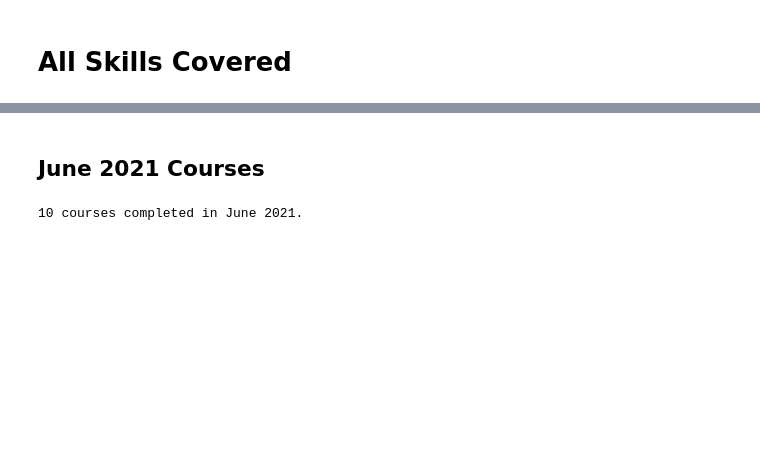
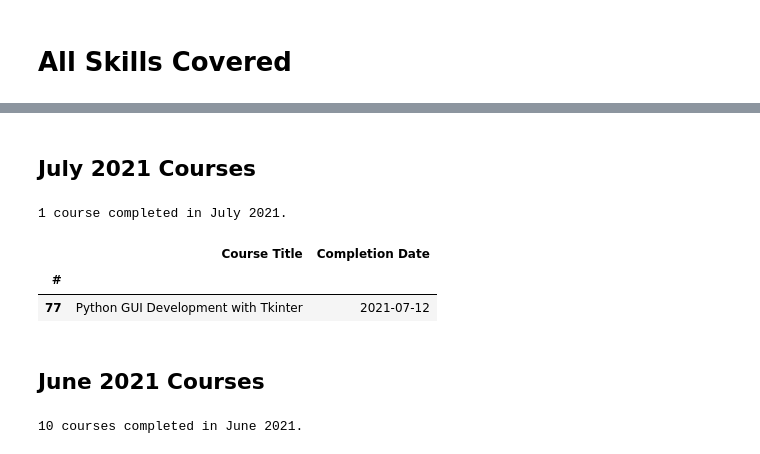
Before and after one commit to rogert8/courses-jnb, a Jupyter notebook: courses.ipynb, the cells around one changed output, grey strips where cells are left out. Cells and saved outputs as stored; diff of their text form; code cells hidden in the pictures; blank space fills up the shorter version.

```diff
--- a/courses.ipynb
+++ b/courses.ipynb
@@ -68,6 +68,17 @@ Windows 10
 WordPress
 Xdebug
 XML
+# %% [markdown]
+## July 2021 Courses
+# %%
+jul21_records = cr[cr['Completion Date'].between('2021-07-01','2021-07-31')]
+print(f"\n\n{jul21_records['#'].count()} course completed in July 2021.\n")
+jul21_records[['#','Course Title','Completion Date']].set_index('#')
+# %% [output]
+1 course completed in July 2021.
+|  | Course Title | Completion Date |
+| # |  |  |
+| 77 | Python GUI Development with Tkinter | 2021-07-12 |
 # %% [markdown]
 ## June 2021 Courses
 # %%
```
Also changed, not shown: parts of 4 cells of this notebook.
